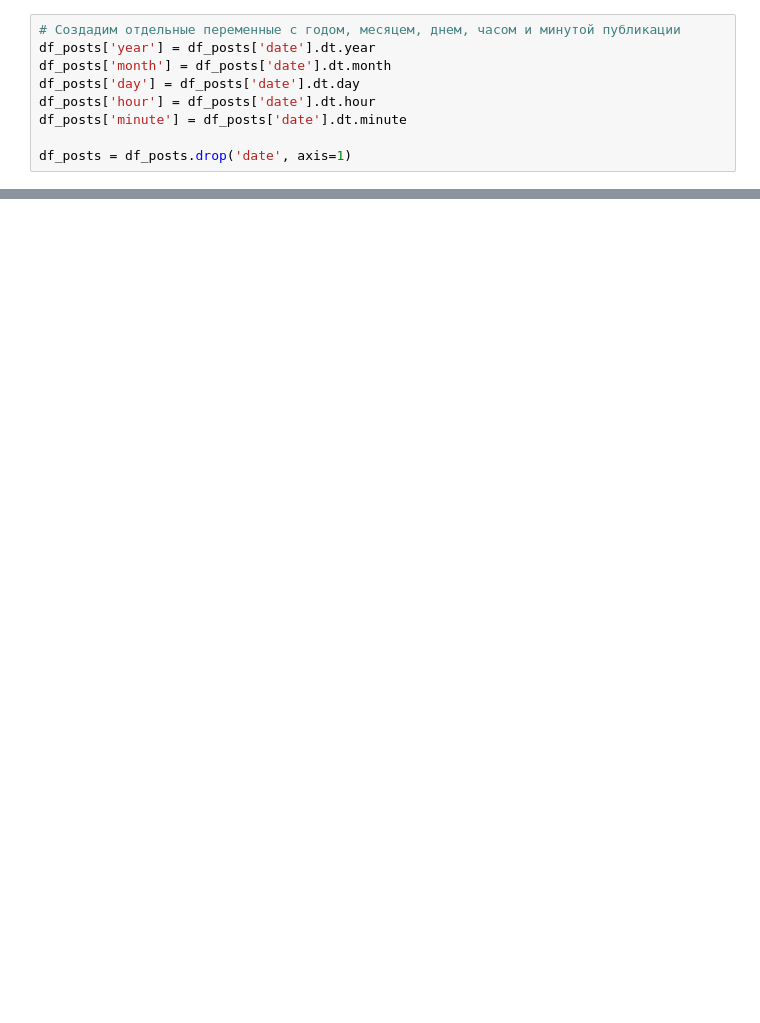
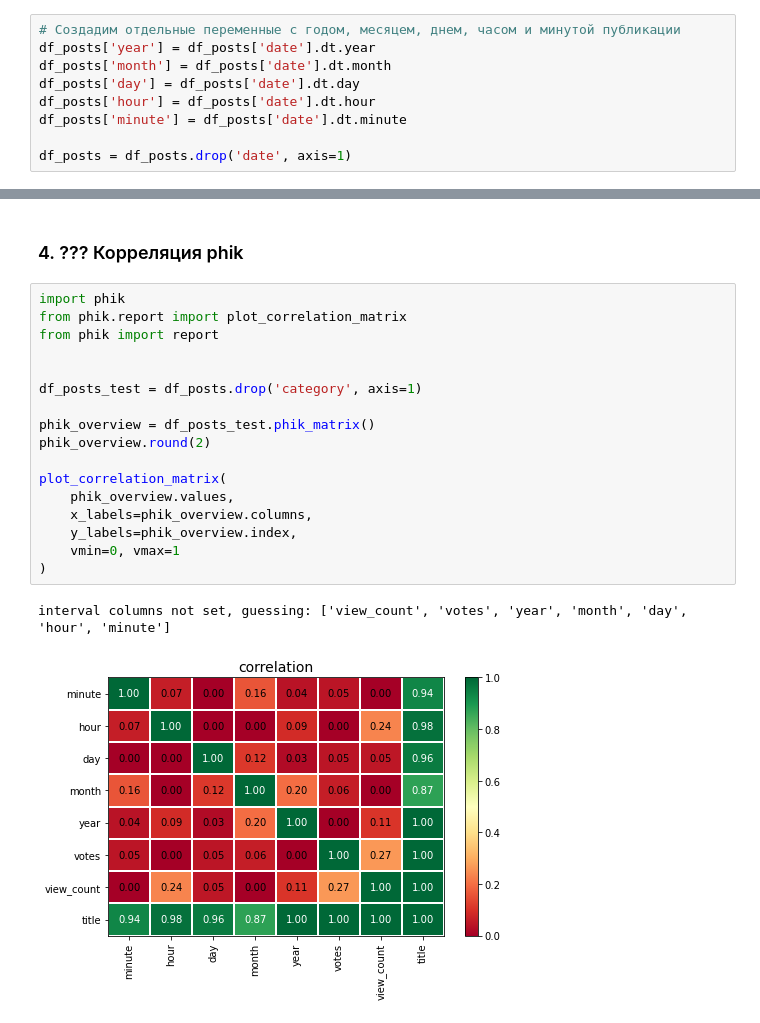
Before and after one commit to Midle68/habr_parsing, a Jupyter notebook: parser.ipynb, the cells around one changed output, grey strips where cells are left out. Saved outputs shown, nothing was run; the diff lists cells and outputs as text; blank space fills up the shorter version.

```diff
--- a/parser.ipynb
+++ b/parser.ipynb
@@ -173,0 +371,22 @@ df_posts
+# %% [markdown]
+### 4. ??? Корреляция phik
+# %%
+import phik
+from phik.report import plot_correlation_matrix
+from phik import report
+
+
+df_posts_test = df_posts.drop('category', axis=1)
+
+phik_overview = df_posts_test.phik_matrix()
+phik_overview.round(2)
+
+plot_correlation_matrix(
+    phik_overview.values,
+    x_labels=phik_overview.columns,
+    y_labels=phik_overview.index,
+    vmin=0, vmax=1
+)
+# %% [output]
+interval columns not set, guessing: ['view_count', 'votes', 'year', 'month', 'day', 'hour', 'minute']
+[figure, added]
```
Also changed, not shown: parts of 24 cells of this notebook.
